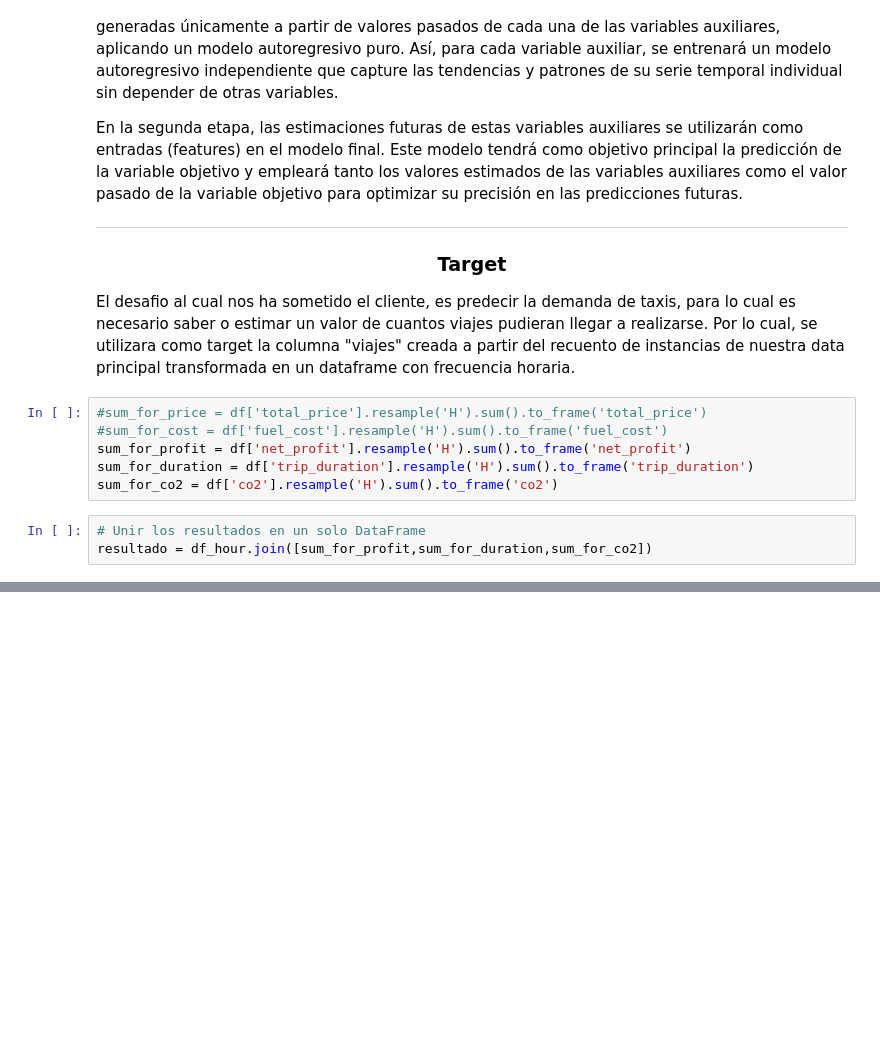
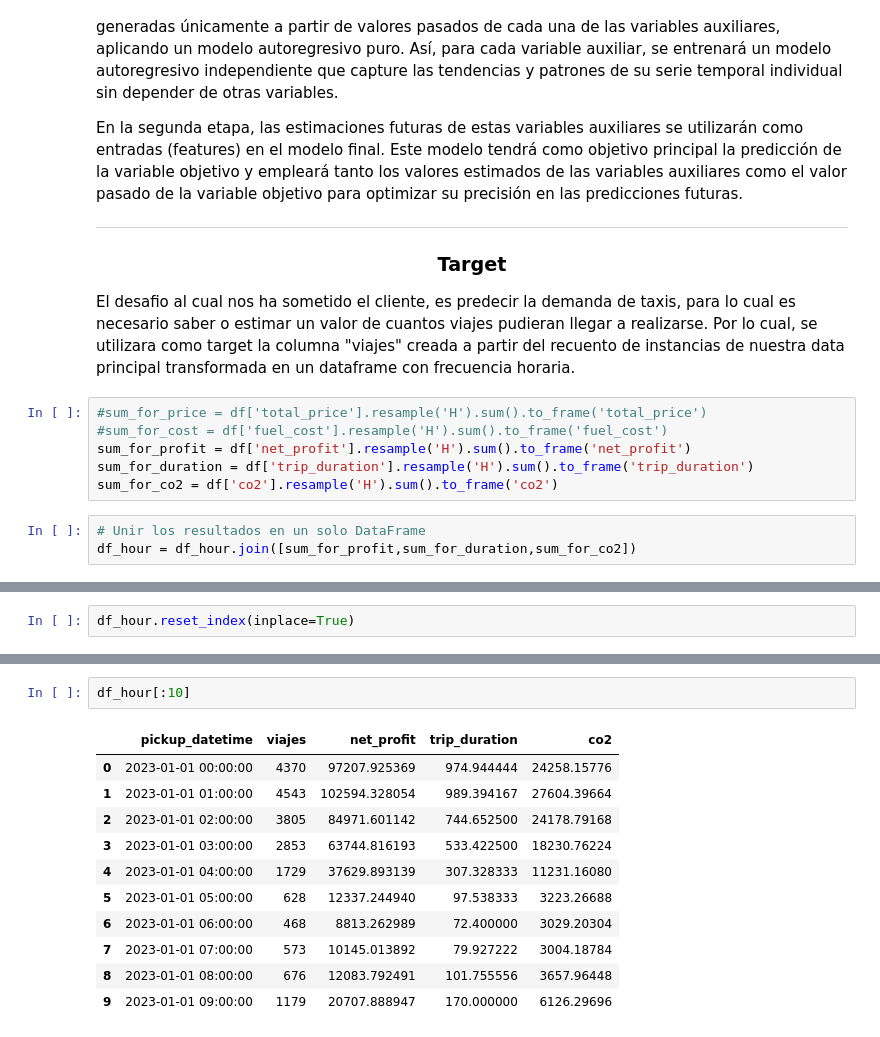
Before and after one commit to Pableren/Cab_Data_Cruise, a Jupyter notebook: Data_Science.ipynb, the cells around one changed output, grey strips where cells are left out. Saved outputs shown, nothing was run; the diff lists cells and outputs as text; blank space fills up the shorter version.

```diff
--- a/Data_Science.ipynb
+++ b/Data_Science.ipynb
@@ -48,4 +74,4 @@ sum_for_duration = df['trip_duration'].resample('H').sum().to_frame('trip_durati
 sum_for_co2 = df['co2'].resample('H').sum().to_frame('co2')
 # %%
 # Unir los resultados en un solo DataFrame
-resultado = df_hour.join([sum_for_profit,sum_for_duration,sum_for_co2])
+df_hour = df_hour.join([sum_for_profit,sum_for_duration,sum_for_co2])
@@ -63 +104,3 @@ df['weekend'] = df['pickup_datetime'].apply(lambda x: x.weekday() < 5).astype(in
 #df.drop(columns=['pickup_datetime','dropoff_datetime'],inplace=True)
+# %%
+df_hour.reset_index(inplace=True)
@@ -63,0 +114,14 @@ df['weekend'] = df['pickup_datetime'].apply(lambda x: x.weekday() < 5).astype(in
+# %%
+df_hour[:10]
+# %% [output]
+|  | pickup_datetime | viajes | net_profit | trip_duration | co2 |
+| 0 | 2023-01-01 00:00:00 | 4370 | 97207.925369 | 974.944444 | 24258.15776 |
+| 1 | 2023-01-01 01:00:00 | 4543 | 102594.328054 | 989.394167 | 27604.39664 |
+| 2 | 2023-01-01 02:00:00 | 3805 | 84971.601142 | 744.652500 | 24178.79168 |
+| 3 | 2023-01-01 03:00:00 | 2853 | 63744.816193 | 533.422500 | 18230.76224 |
+| 4 | 2023-01-01 04:00:00 | 1729 | 37629.893139 | 307.328333 | 11231.16080 |
+| 5 | 2023-01-01 05:00:00 | 628 | 12337.244940 | 97.538333 | 3223.26688 |
+| 6 | 2023-01-01 06:00:00 | 468 | 8813.262989 | 72.400000 | 3029.20304 |
+| 7 | 2023-01-01 07:00:00 | 573 | 10145.013892 | 79.927222 | 3004.18784 |
+| 8 | 2023-01-01 08:00:00 | 676 | 12083.792491 | 101.755556 | 3657.96448 |
+| 9 | 2023-01-01 09:00:00 | 1179 | 20707.888947 | 170.000000 | 6126.29696 |
```
Also changed, not shown: parts of 19 cells of this notebook.
